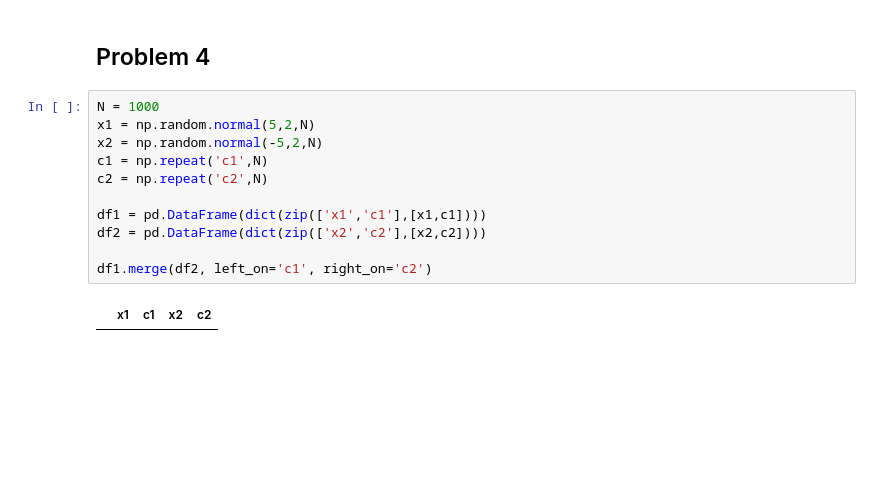
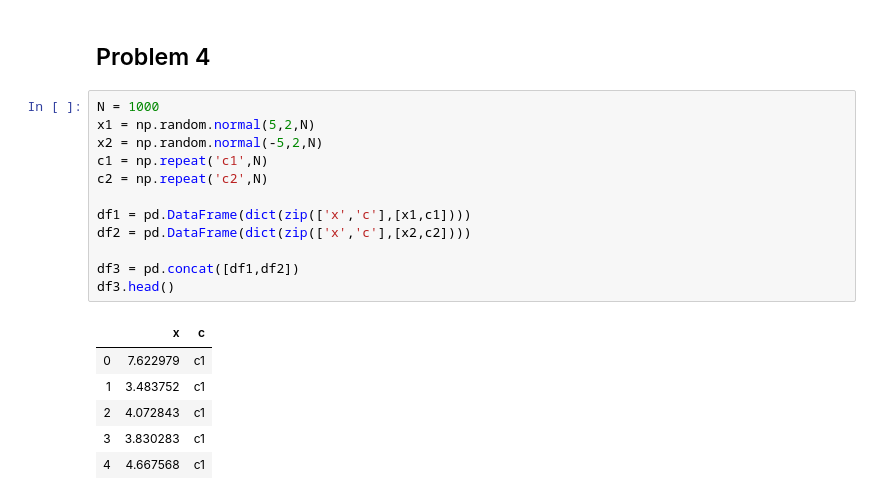
Before and after one commit to dbuts/DataMiningHW2, a Jupyter notebook: Homework_2.ipynb, the cells around one changed output. Drawn from its saved outputs; the diff is of its cells as text; blank space fills up the shorter version.

```diff
--- a/Homework_2.ipynb
+++ b/Homework_2.ipynb
@@ -543,13 +597,19 @@ weighted avg       0.95      0.95      0.95       114
 # %%
 N = 1000
 x1 = np.random.normal(5,2,N)
 x2 = np.random.normal(-5,2,N)
 c1 = np.repeat('c1',N)
 c2 = np.repeat('c2',N)
 
-df1 = pd.DataFrame(dict(zip(['x1','c1'],[x1,c1])))
-df2 = pd.DataFrame(dict(zip(['x2','c2'],[x2,c2])))
+df1 = pd.DataFrame(dict(zip(['x','c'],[x1,c1])))
+df2 = pd.DataFrame(dict(zip(['x','c'],[x2,c2])))
 
-df1.merge(df2, left_on='c1', right_on='c2')
+df3 = pd.concat([df1,df2])
+df3.head()
 # %% [output]
-|  | x1 | c1 | x2 | c2 |
+|  | x | c |
+| 0 | 7.622979 | c1 |
+| 1 | 3.483752 | c1 |
+| 2 | 4.072843 | c1 |
+| 3 | 3.830283 | c1 |
+| 4 | 4.667568 | c1 |
```
Also changed, not shown: parts of 9 cells of this notebook.
